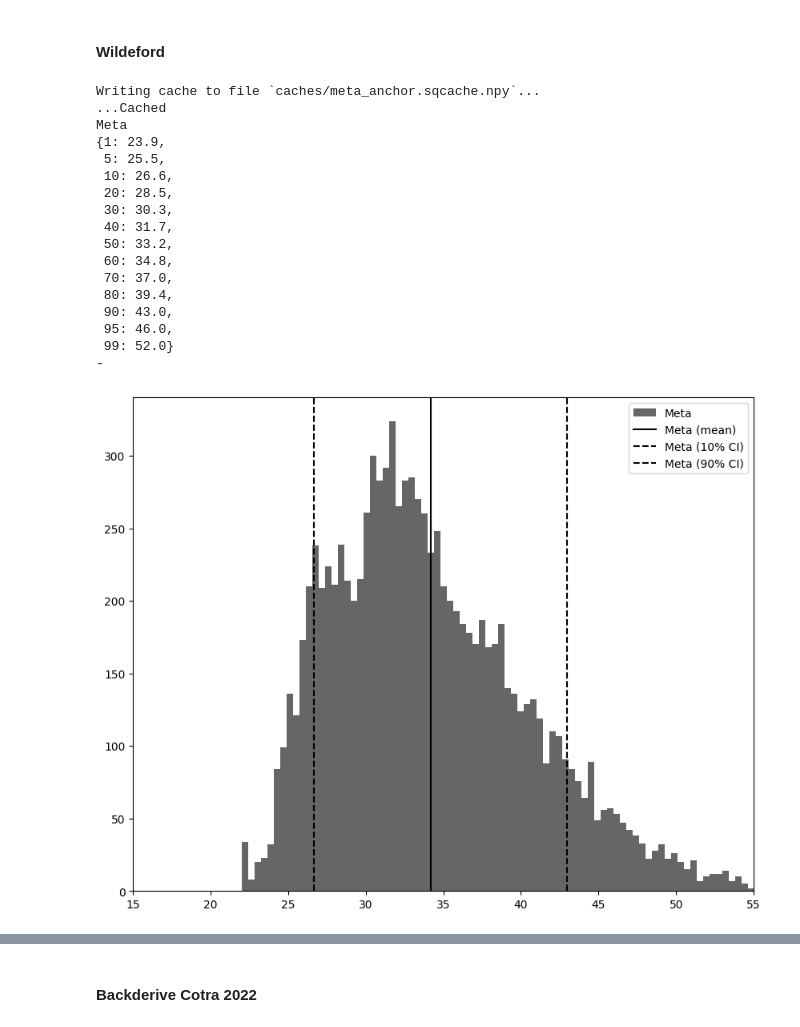
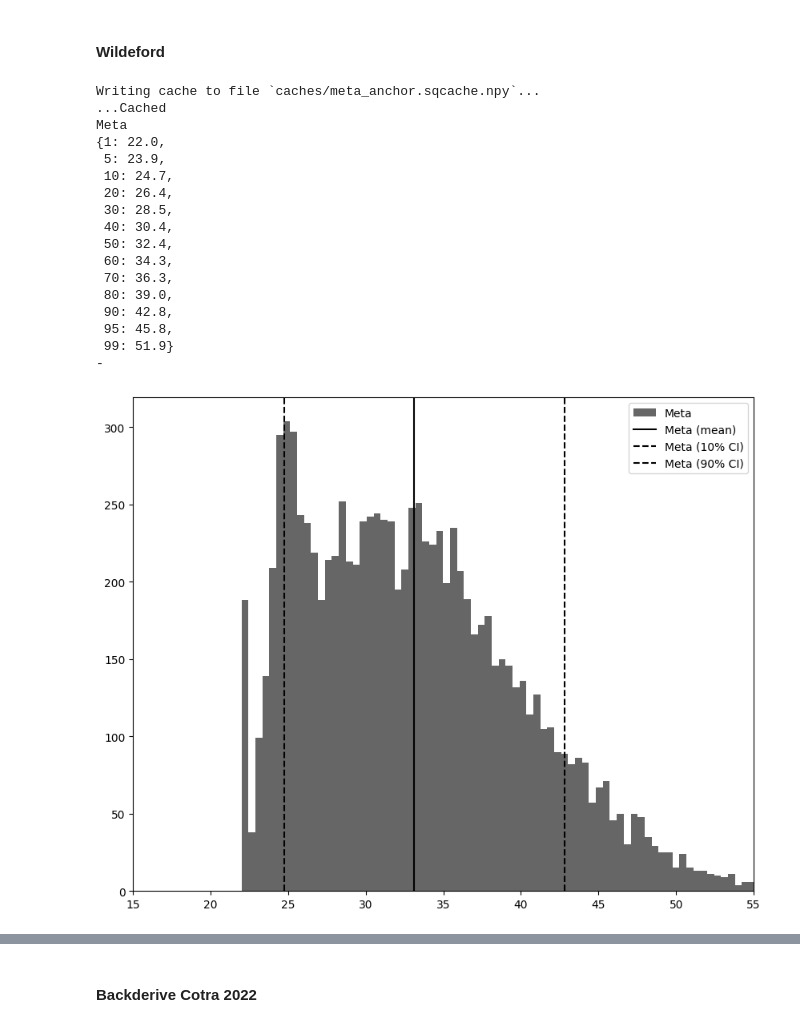
Before and after one commit to rethinkpriorities/future-assessment-model, a Jupyter notebook: (1) Anchors.ipynb, the cells around one changed output, grey strips where cells are left out. Saved outputs shown, nothing was run; the diff lists cells and outputs as text; code cells hidden in the pictures.

Commit message:
tweak bayes update for meta anchor

```diff
--- a/(1) Anchors.ipynb
+++ b/(1) Anchors.ipynb
@@ -485,46 +485,44 @@ Anchor1
 # %%
 @np.vectorize
 def peter_bayes_update_against_low_flop(f):
-    f = f + sq.sample(sq.norm(1,5)) if f < 30 and random.random() > 0.5 else f
-    f = f + sq.sample(sq.norm(1,5)) if f < 26 and random.random() > 0.3 else f
-    f = f + sq.sample(sq.norm(1,5)) if f < 24 and random.random() > 0.05 else f
-    f = f + sq.sample(sq.norm(1,5)) if f < 23 else f
+    f = f + sq.sample(sq.norm(1,3)) if f < 24 and random.random() > 0.1 else f
+    f = f + sq.sample(sq.norm(1,4)) if f < 23 else f
     f = 22 if f < 22 else f
     return f
 
-meta_horizon_length = sq.mixture([[0.3, 0],
+meta_horizon_length = sq.mixture([[0.4, 0],
                                   [0.25, sq.norm(1,3)],
-                                  [0.3, sq.lognorm(3,7)],
+                                  [0.2, sq.lognorm(3,7)],
                                   [0.15, sq.norm(7,11)]], lclip=0)
 
 meta_anchor = tai_log_flop_needs(brain=sq.lognorm(11,19.5),
                                  efficiency=sq.norm(-1,2),
                                  transformative_vs_human=sq.norm(-2,2),
                                  horizon_length=meta_horizon_length,
                                  scaling_exponent=sq.norm(0.5,1.5),
                                  flops_per_param_per_sec=sq.norm(1,2),
                                  bayes_update=peter_bayes_update_against_low_flop)
 meta_anchor_samples = sq.sample(meta_anchor, dump_cache_file='caches/meta_anchor', n=10000, verbose=True)
 plot_anchors(meta_anchor_samples, xlim=[15,55], label1='Meta')
 # %% [output]
 Writing cache to file `caches/meta_anchor.sqcache.npy`...
 ...Cached
 Meta
-{1: 23.9,
- 5: 25.5,
- 10: 26.6,
- 20: 28.5,
- 30: 30.3,
- 40: 31.7,
- 50: 33.2,
- 60: 34.8,
- 70: 37.0,
- 80: 39.4,
- 90: 43.0,
- 95: 46.0,
- 99: 52.0}
+{1: 22.0,
+ 5: 23.9,
+ 10: 24.7,
+ 20: 26.4,
+ 30: 28.5,
+ 40: 30.4,
+ 50: 32.4,
+ 60: 34.3,
+ 70: 36.3,
+ 80: 39.0,
+ 90: 42.8,
+ 95: 45.8,
+ 99: 51.9}
 -
-[figure, old version]
+[figure, new version]
 # %%
 no_path_anchor = sq.lognorm(60,70)
 
```
Also changed, not shown: parts of 20 cells of this notebook.
